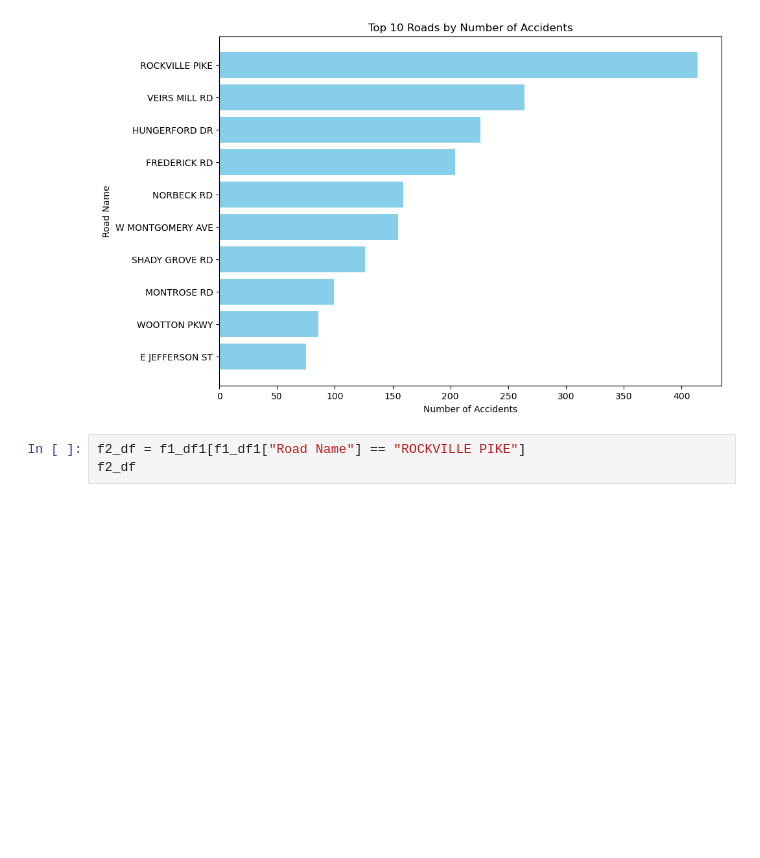
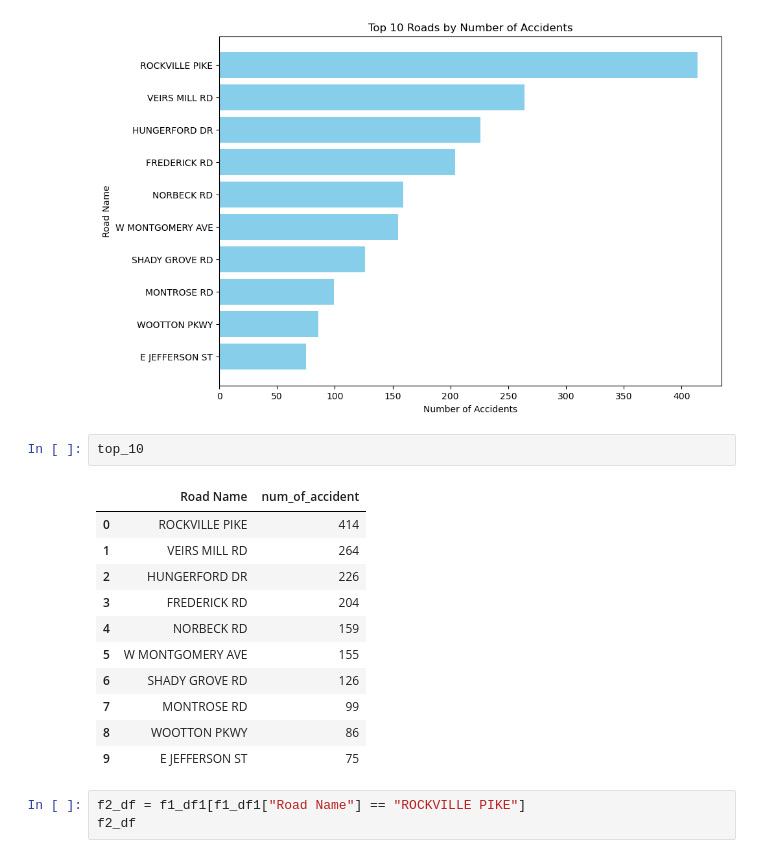
Before and after one commit to Sunjy0827/Columbia_Engineering_Data_Analytics_Project_1, a Jupyter notebook: Project I.ipynb, the cells around one changed output. Cells and saved outputs as stored; diff of their text form; blank space fills up the shorter version.

```diff
--- a/Project I.ipynb
+++ b/Project I.ipynb
@@ -215,6 +225,20 @@ plt.savefig("./Images/Top_10_Roads_BarGraph.png")
 plt.show()
 # %% [output]
 [figure]
+# %%
+top_10
+# %% [output]
+|  | Road Name | num_of_accident |
+| 0 | ROCKVILLE PIKE | 414 |
+| 1 | VEIRS MILL RD | 264 |
+| 2 | HUNGERFORD DR | 226 |
+| 3 | FREDERICK RD | 204 |
+| 4 | NORBECK RD | 159 |
+| 5 | W MONTGOMERY AVE | 155 |
+| 6 | SHADY GROVE RD | 126 |
+| 7 | MONTROSE RD | 99 |
+| 8 | WOOTTON PKWY | 86 |
+| 9 | E JEFFERSON ST | 75 |
 # %%
 f2_df = f1_df1[f1_df1["Road Name"] == "ROCKVILLE PIKE"]
 f2_df
```
Also changed, not shown: parts of 3 cells of this notebook, 17 other files.
